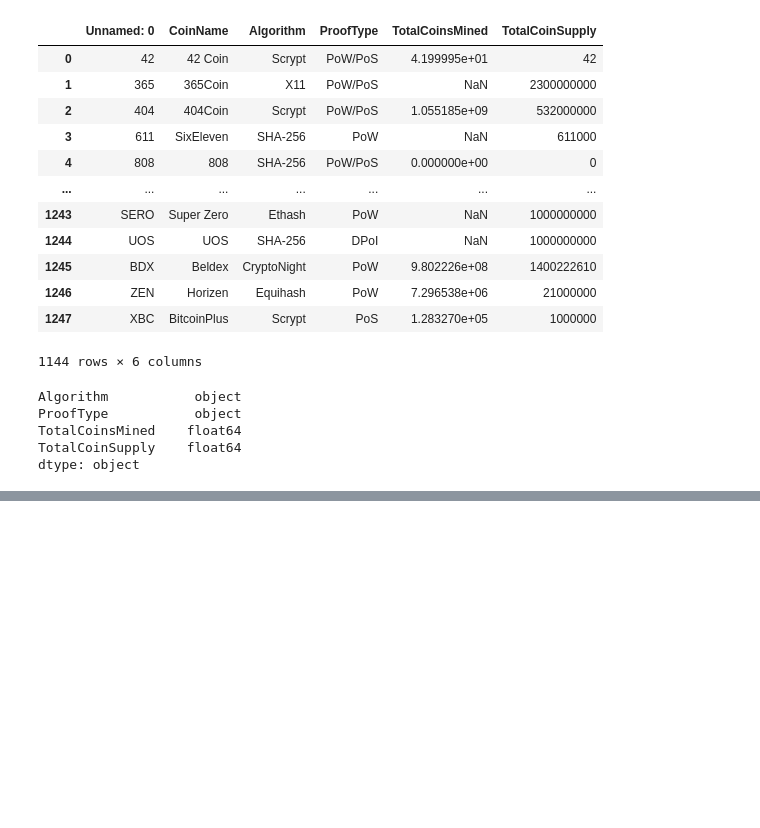
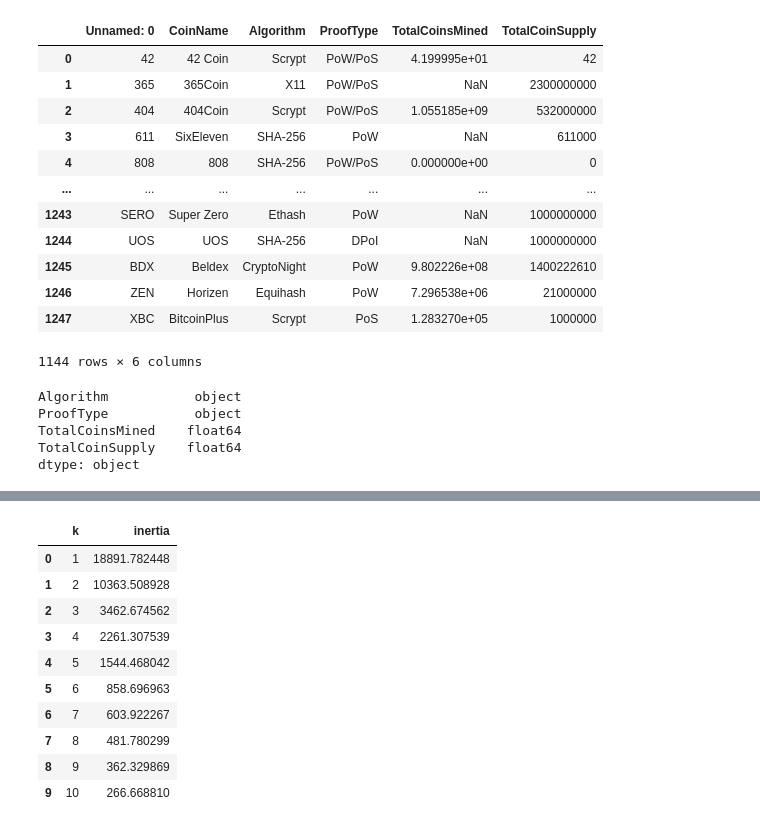
Before and after one commit to DasaSimo/Cryptocurrency-Clusters, a Jupyter notebook: crypto_clusters.ipynb, the cells around one changed output, grey strips where cells are left out. Saved outputs shown, nothing was run; the diff lists cells and outputs as text; code cells hidden in the pictures; blank space fills up the shorter version.

```diff
--- a/crypto_clusters.ipynb
+++ b/crypto_clusters.ipynb
@@ -145,0 +209,14 @@ array([0.71230101, 0.08172273, 0.05317656, 0.03469429, 0.02515091])
+# %%
+df_elbow
+# %% [output]
+|  | k | inertia |
+| 0 | 1 | 18891.782448 |
+| 1 | 2 | 10363.508928 |
+| 2 | 3 | 3462.674562 |
+| 3 | 4 | 2261.307539 |
+| 4 | 5 | 1544.468042 |
+| 5 | 6 | 858.696963 |
+| 6 | 7 | 603.922267 |
+| 7 | 8 | 481.780299 |
+| 8 | 9 | 362.329869 |
+| 9 | 10 | 266.668810 |
```
Also changed, not shown: parts of 27 cells of this notebook.
